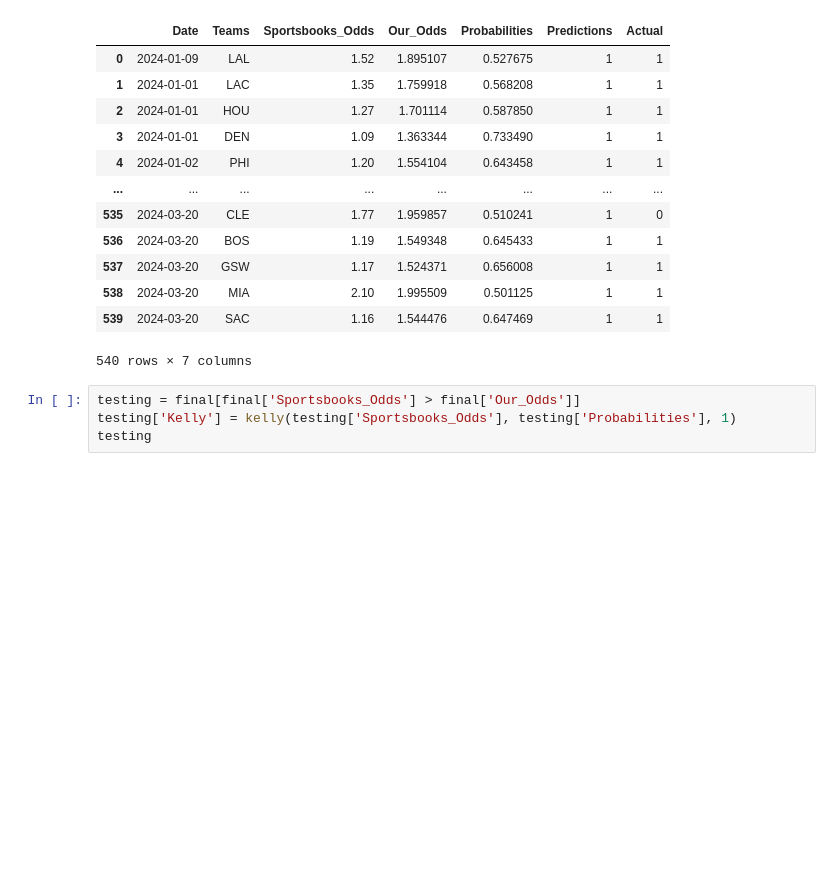
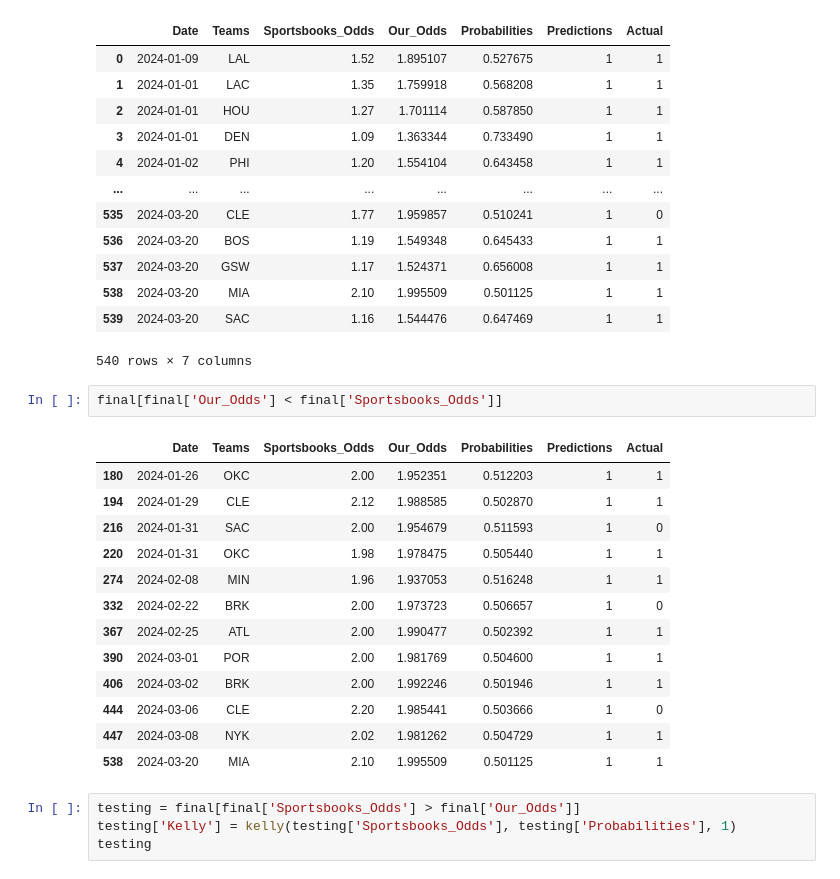
Before and after one commit to bluefish0125/Sports-Prediction, a Jupyter notebook: risk_management/Kelly_Criterion.ipynb, the cells around one changed output. Cells and saved outputs as stored; diff of their text form; blank space fills up the shorter version.

```diff
--- a/risk_management/Kelly_Criterion.ipynb
+++ b/risk_management/Kelly_Criterion.ipynb
@@ -50,6 +50,22 @@ final
 | 538 | 2024-03-20 | MIA | 2.10 | 1.995509 | 0.501125 | 1 | 1 |
 | 539 | 2024-03-20 | SAC | 1.16 | 1.544476 | 0.647469 | 1 | 1 |
 540 rows × 7 columns
+# %%
+final[final['Our_Odds'] < final['Sportsbooks_Odds']]
+# %% [output]
+|  | Date | Teams | Sportsbooks_Odds | Our_Odds | Probabilities | Predictions | Actual |
+| 180 | 2024-01-26 | OKC | 2.00 | 1.952351 | 0.512203 | 1 | 1 |
+| 194 | 2024-01-29 | CLE | 2.12 | 1.988585 | 0.502870 | 1 | 1 |
+| 216 | 2024-01-31 | SAC | 2.00 | 1.954679 | 0.511593 | 1 | 0 |
+| 220 | 2024-01-31 | OKC | 1.98 | 1.978475 | 0.505440 | 1 | 1 |
+| 274 | 2024-02-08 | MIN | 1.96 | 1.937053 | 0.516248 | 1 | 1 |
+| 332 | 2024-02-22 | BRK | 2.00 | 1.973723 | 0.506657 | 1 | 0 |
+| 367 | 2024-02-25 | ATL | 2.00 | 1.990477 | 0.502392 | 1 | 1 |
+| 390 | 2024-03-01 | POR | 2.00 | 1.981769 | 0.504600 | 1 | 1 |
+| 406 | 2024-03-02 | BRK | 2.00 | 1.992246 | 0.501946 | 1 | 1 |
+| 444 | 2024-03-06 | CLE | 2.20 | 1.985441 | 0.503666 | 1 | 0 |
+| 447 | 2024-03-08 | NYK | 2.02 | 1.981262 | 0.504729 | 1 | 1 |
+| 538 | 2024-03-20 | MIA | 2.10 | 1.995509 | 0.501125 | 1 | 1 |
 # %%
 testing = final[final['Sportsbooks_Odds'] > final['Our_Odds']]
 testing['Kelly'] = kelly(testing['Sportsbooks_Odds'], testing['Probabilities'], 1)
```
Also changed, not shown: 9 other files.
